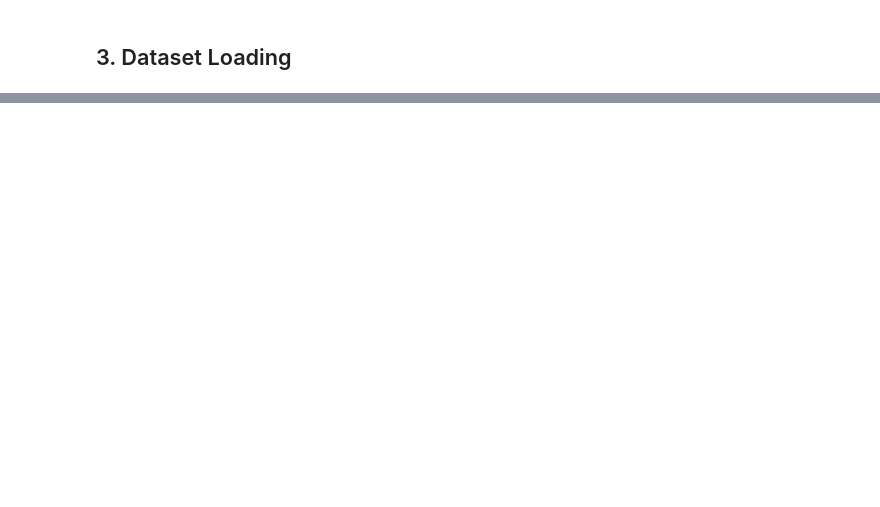
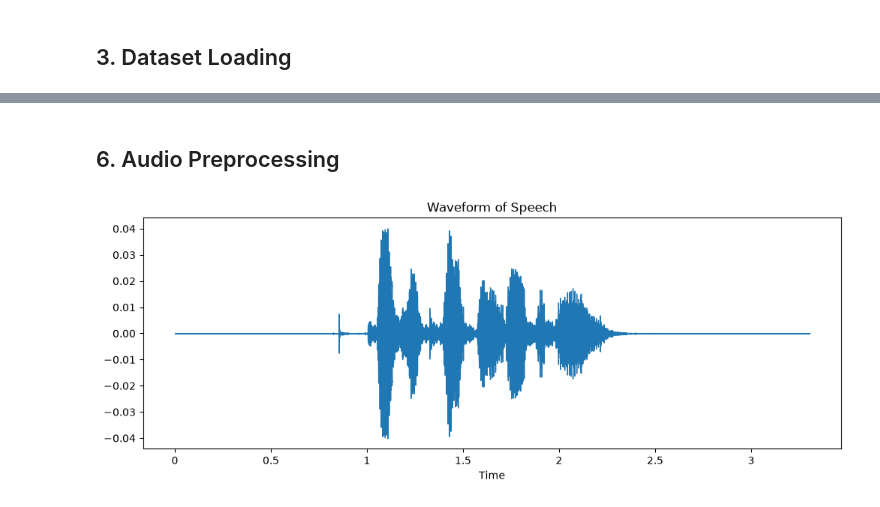
Before and after one commit to MohameedAlaa/CodeAlpha_Emotion_Recognition, a Jupyter notebook: notebooks/CodeAlpha_Task2_Emotion_Recognition.ipynb, the cells around one changed output, grey strips where cells are left out. Drawn from its saved outputs; the diff is of its cells as text; code cells hidden in the pictures; blank space fills up the shorter version.

```diff
--- a/notebooks/CodeAlpha_Task2_Emotion_Recognition.ipynb
+++ b/notebooks/CodeAlpha_Task2_Emotion_Recognition.ipynb
@@ -93,14 +30,0 @@ Unique Actors: 24
-# %%
-
-# Select a sample file
-sample_file = df.iloc[0]['File_Path']
-sample_emotion = df.iloc[0]['Emotion']
-
-waveform, sr = librosa.load(sample_file, sr=16000)
-
-plt.figure(figsize=(10, 3))
-librosa.display.waveshow(waveform, sr=sr)
-plt.title(f'Waveform of Emotion: {sample_emotion.capitalize()}')
-plt.xlabel('Time (s)')
-plt.ylabel('Amplitude')
-plt.show()
@@ -455,0 +70,11 @@ The final pipeline achieves a robust test accuracy of **~59.4%** across 8 challe
+# %% [markdown]
+## 6. Audio Preprocessing
+# %%
+sample_file = train_paths[0]
+y, sr = librosa.load(sample_file, sr=config.SAMPLE_RATE, mono=True)
+plt.figure(figsize=(12, 4))
+librosa.display.waveshow(y, sr=sr)
+plt.title("Waveform of Speech")
+plt.show()
+# %% [output]
+[figure, added]
```
Also changed, not shown: parts of 88 cells of this notebook.
